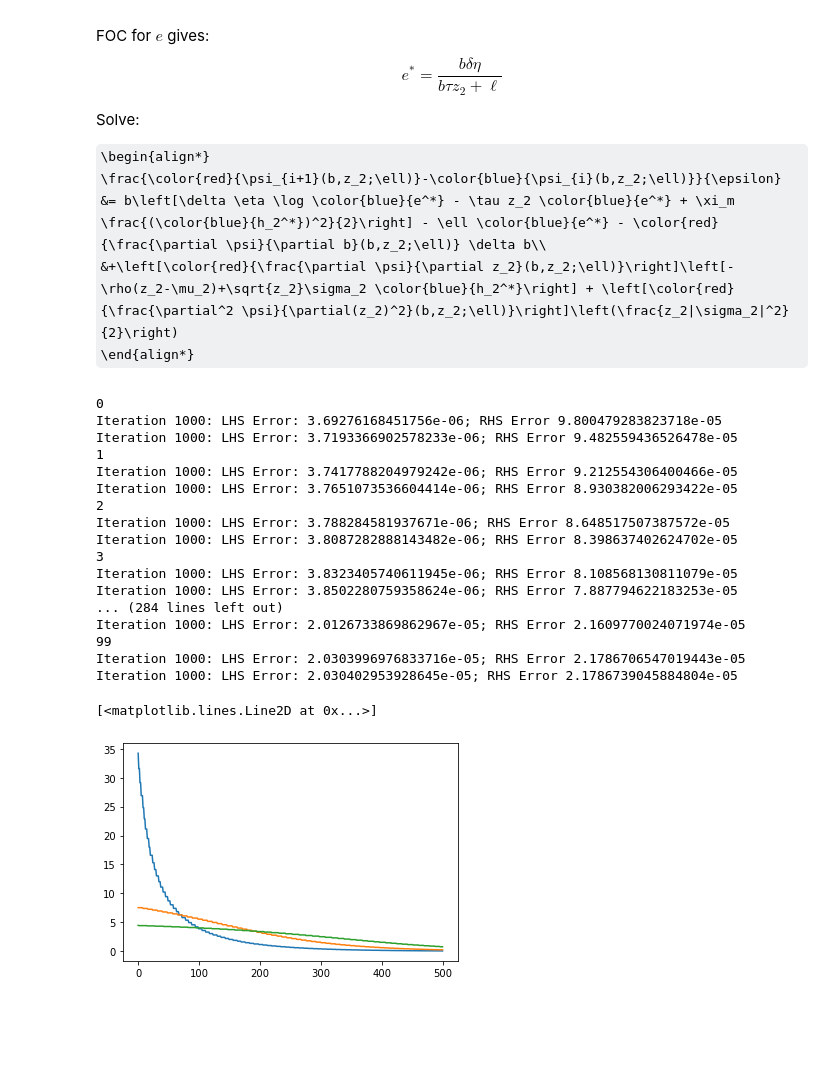
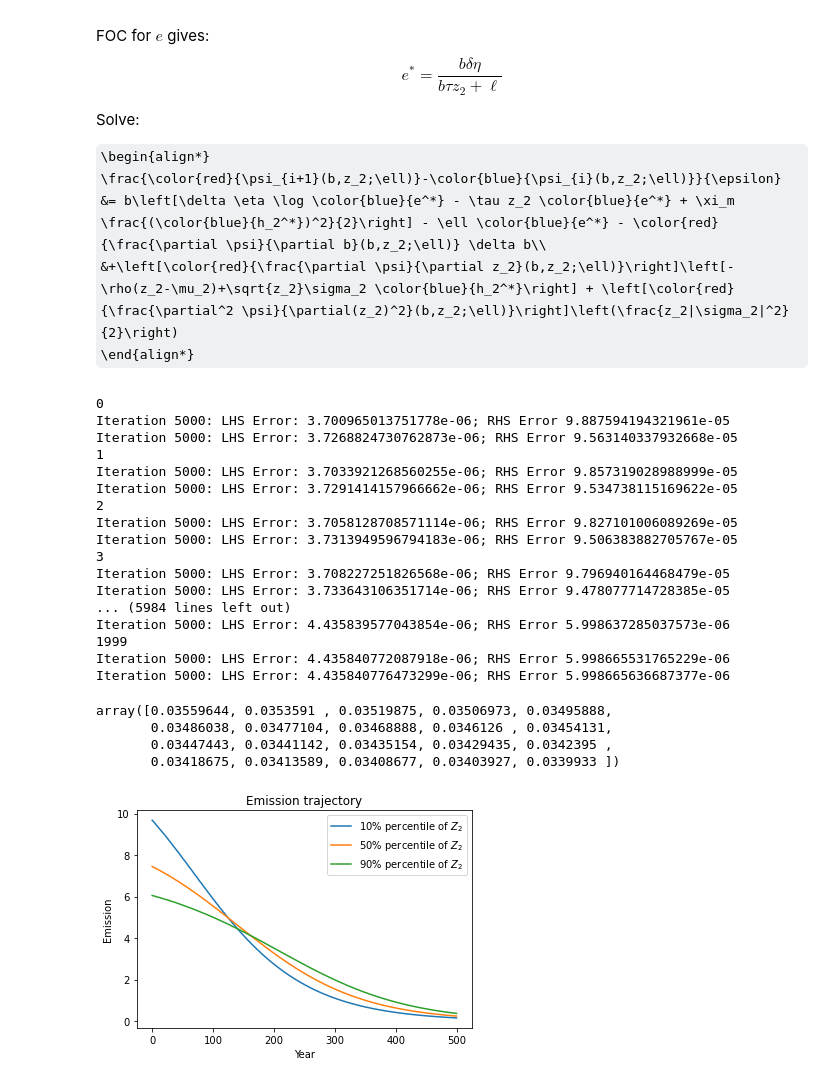
Before and after one commit to lphansen/ClimateUncertaintySpillover, a Jupyter notebook: notebook/BH_modified_multiplier_fast.ipynb, the cells around one changed output. Saved outputs shown, nothing was run; the diff lists cells and outputs as text; code cells hidden in the pictures; some formulas as TeX source; blank space fills up the shorter version.

```diff
--- a/notebook/BH_modified_multiplier_fast.ipynb
+++ b/notebook/BH_modified_multiplier_fast.ipynb
@@ -30,10 +30,10 @@ Solve:
 &+\left[\color{red}{\frac{\partial \psi}{\partial z_2}(b,z_2;\ell)}\right]\left[-\rho(z_2-\mu_2)+\sqrt{z_2}\sigma_2 \color{blue}{h_2^*}\right] + \left[\color{red}{\frac{\partial^2 \psi}{\partial(z_2)^2}(b,z_2;\ell)}\right]\left(\frac{z_2|\sigma_2|^2}{2}\right)
 \end{align*}
 # %%
-def false_transient_one_iteration(stateSpace, A, B_b, B_z, C_bb, C_zz, D, v0, ε=.3, tol=-10):
+def false_transient_one_iteration(stateSpace, A, B_z, B_b, C_zz, C_bb, D, v0, ε=.3, tol=-10):
     A = A.reshape(-1, 1, order='F')
-    B = np.hstack([B_b.reshape(-1, 1, order='F'), B_z.reshape(-1, 1, order='F')])
-    C = np.hstack([C_bb.reshape(-1, 1, order='F'), C_zz.reshape(-1, 1, order='F')])
+    B = np.hstack([B_z.reshape(-1, 1, order='F'), B_b.reshape(-1, 1, order='F')])
+    C = np.hstack([C_zz.reshape(-1, 1, order='F'), C_bb.reshape(-1, 1, order='F')])
     D = D.reshape(-1, 1, order='F')
     v0 = v0.reshape(-1, 1, order='F')
     out = SolveLinSys.solveFT(stateSpace, A, B, C, D, v0, ε, tol)
@@ -110,7 +110,7 @@ b_min = 1e-2
 b_max = 1.
 b_grid = np.linspace(b_min, b_max, n_b)
 # %%
-log_ell_grid = np.linspace(-13, -5, 100)
+log_ell_grid = np.linspace(-13, -5, 2000)
 ℓ_step = 1e-7
 # %%
 ψs = []
@@ -122,7 +122,7 @@ es_next = []
 
 for i, ℓ in enumerate(np.exp(log_ell_grid)):
     print(i)
-    max_iter = 1000
+    max_iter = 5000
     ψ, e = false_transient(z_grid, b_grid, ℓ, model_paras=model_paras, v0=None, ϵ=.5, tol=1e-8, max_iter=max_iter)
     ψ_next, e_next = false_transient(z_grid, b_grid, ℓ+ℓ_step, model_paras=model_paras, v0=None, ϵ=.5, tol=1e-8, max_iter=max_iter)
     ψs.append(ψ)
@@ -131,22 +131,29 @@ for i, ℓ in enumerate(np.exp(log_ell_grid)):
     es_next.append(e_next)
 # %% [output]
 0
-Iteration 1000: LHS Error: 3.69276168451756e-06; RHS Error 9.800479283823718e-05
-Iteration 1000: LHS Error: 3.7193366902578233e-06; RHS Error 9.482559436526478e-05
+Iteration 5000: LHS Error: 3.700965013751778e-06; RHS Error 9.887594194321961e-05
+Iteration 5000: LHS Error: 3.7268824730762873e-06; RHS Error 9.563140337932668e-05
 1
-Iteration 1000: LHS Error: 3.7417788204979242e-06; RHS Error 9.212554306400466e-05
-Iteration 1000: LHS Error: 3.7651073536604414e-06; RHS Error 8.930382006293422e-05
+Iteration 5000: LHS Error: 3.7033921268560255e-06; RHS Error 9.857319028988999e-05
+Iteration 5000: LHS Error: 3.7291414157966662e-06; RHS Error 9.534738115169622e-05
 2
-Iteration 1000: LHS Error: 3.788284581937671e-06; RHS Error 8.648517507387572e-05
-Iteration 1000: LHS Error: 3.8087282888143482e-06; RHS Error 8.398637402624702e-05
+Iteration 5000: LHS Error: 3.7058128708571114e-06; RHS Error 9.827101006089269e-05
+Iteration 5000: LHS Error: 3.7313949596794183e-06; RHS Error 9.506383882705767e-05
 3
-Iteration 1000: LHS Error: 3.8323405740611945e-06; RHS Error 8.108568130811079e-05
-Iteration 1000: LHS Error: 3.8502280759358624e-06; RHS Error 7.887794622183253e-05
-... (284 lines left out)
-Iteration 1000: LHS Error: 2.0126733869862967e-05; RHS Error 2.1609770024071974e-05
-99
-Iteration 1000: LHS Error: 2.0303996976833716e-05; RHS Error 2.1786706547019443e-05
-Iteration 1000: LHS Error: 2.030402953928645e-05; RHS Error 2.1786739045884804e-05
+Iteration 5000: LHS Error: 3.708227251826568e-06; RHS Error 9.796940164468479e-05
+Iteration 5000: LHS Error: 3.733643106351714e-06; RHS Error 9.478077714728385e-05
+... (5984 lines left out)
+Iteration 5000: LHS Error: 4.435839577043854e-06; RHS Error 5.998637285037573e-06
+1999
+Iteration 5000: LHS Error: 4.435840772087918e-06; RHS Error 5.998665531765229e-06
+Iteration 5000: LHS Error: 4.435840776473299e-06; RHS Error 5.998665636687377e-06
+# %%
+ϕs[10]
+# %% [output]
+array([0.03559644, 0.0353591 , 0.03519875, 0.03506973, 0.03495888,
+       0.03486038, 0.03477104, 0.03468888, 0.0346126 , 0.03454131,
+       0.03447443, 0.03441142, 0.03435154, 0.03429435, 0.0342395 ,
+       0.03418675, 0.03413589, 0.03408677, 0.03403927, 0.0339933 ])
 # %%
 ϕs = []
 rs = []
@@ -163,7 +170,7 @@ for i in range(len(ψs)):
     ϕs.append(ϕ)
     rs.append(r)
 # %%
-z_loc = 19
+z_loc = 10
 ϕ_z = np.array([ϕ[z_loc] for ϕ in ϕs])
 r_z = np.array([r[z_loc] for r in rs])
 sort_indices = np.argsort(r_z)
@@ -207,11 +214,16 @@ def simulate_emission(e_grid, r_grid, r_start=1500, T=100):
 def find_nearest_value(array, value):
     loc = np.abs(array - value).argmin()
     return loc
-# %%
-Et_19 = simulate_emission(e_z, r_z, r_start=1500, T=500)
-plt.plot(Et_0)
-plt.plot(Et_10)
-plt.plot(Et_19)
-# %% [output]
-[<matplotlib.lines.Line2D at 0x...>]
-[figure, removed]
+# %%
+Et_10 = simulate_emission(e_z, r_z, r_start=1500, T=500)
+import matplotlib.pyplot as plt
+plt.plot(Et_7, label=r'10% percentile of $Z_2$')
+plt.plot(Et_10, label=r'50% percentile of $Z_2$')
+plt.plot(Et_13, label=r'90% percentile of $Z_2$')
+plt.legend()
+plt.xlabel('Year')
+plt.ylabel('Emission')
+plt.title('Emission trajectory')
+plt.savefig('plot.pdf')
+# %% [output]
+[figure, added]
```
Also changed, not shown: parts of 3 cells of this notebook, 23 other files.
